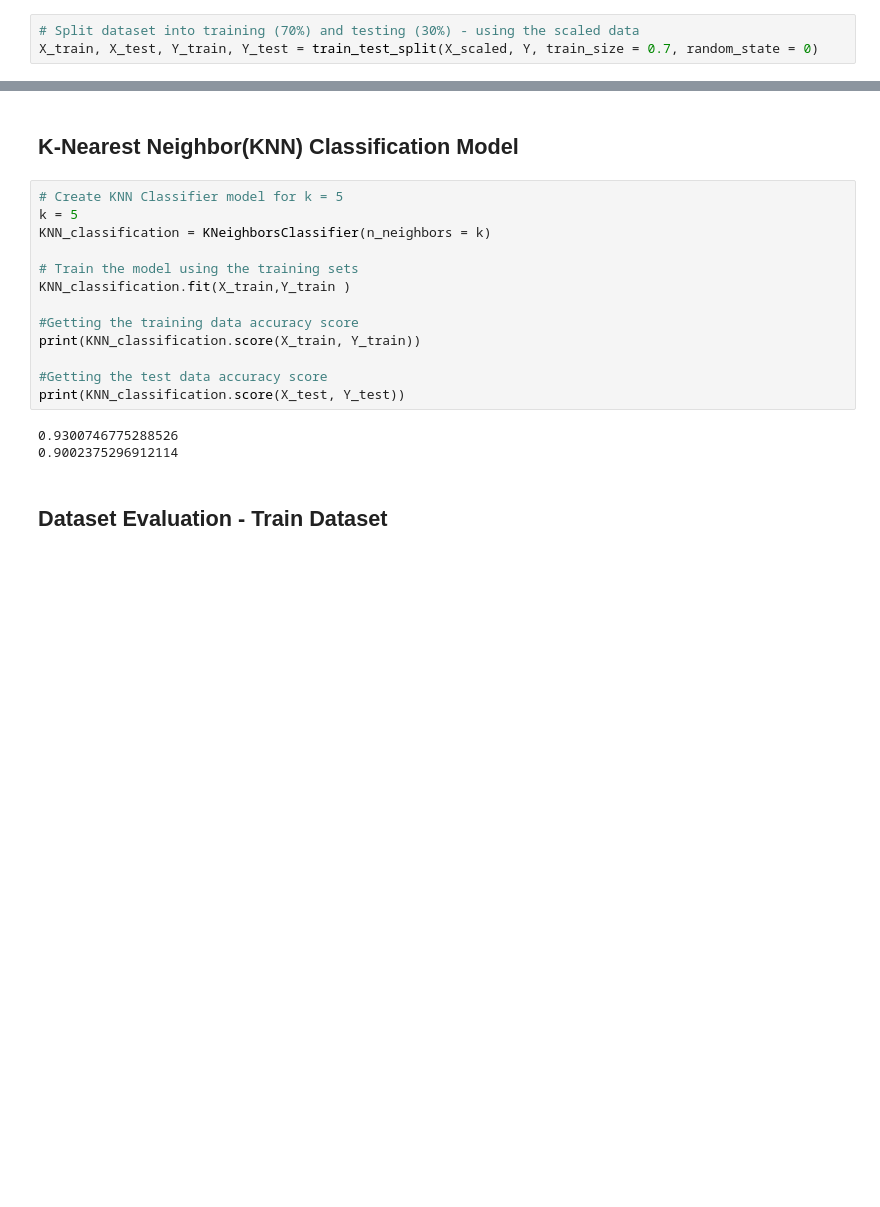
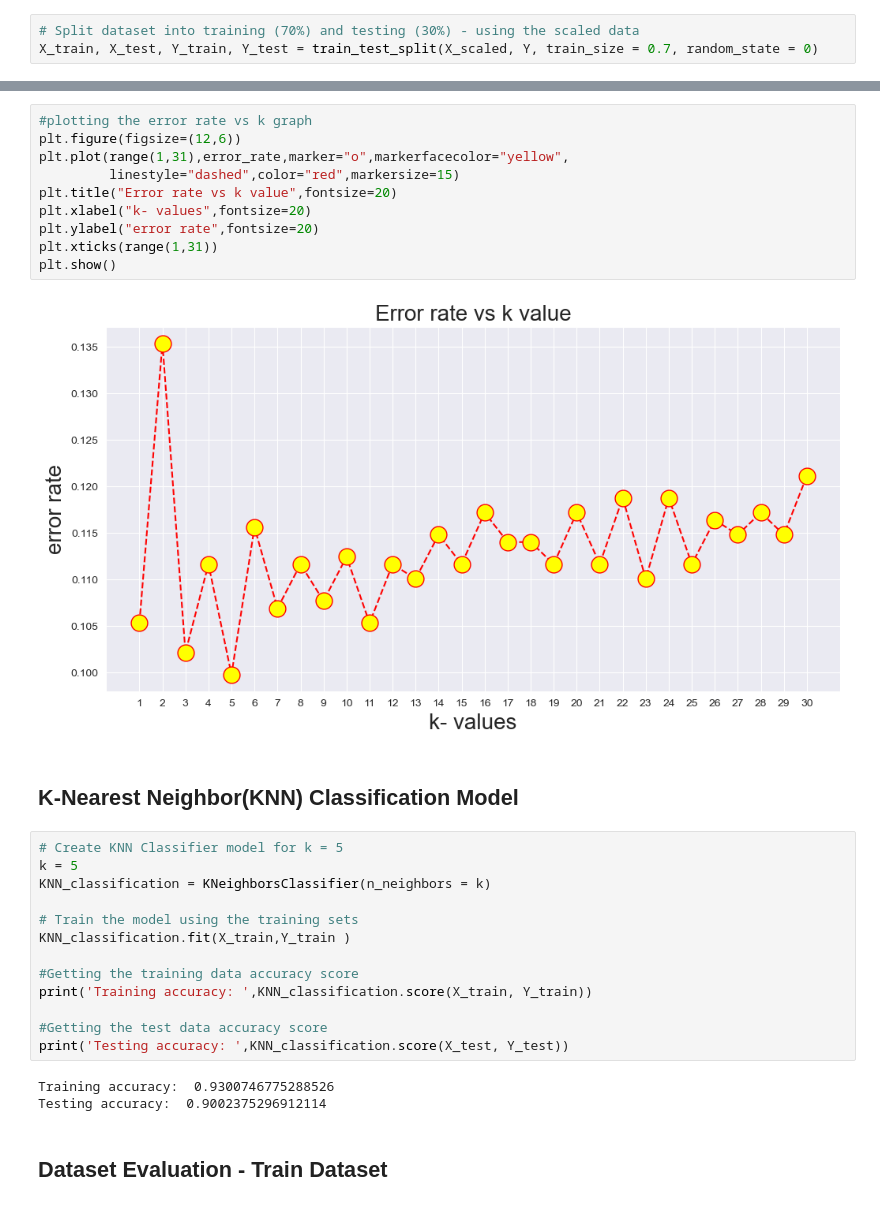
Before and after one commit to KoralegeiKavindya/EmailClassification_MachineLearning_CW, a Jupyter notebook: Coursework_KNN.ipynb, the cells around one changed output, grey strips where cells are left out. Saved outputs shown, nothing was run; the diff lists cells and outputs as text; blank space fills up the shorter version.

```diff
--- a/Coursework_KNN.ipynb
+++ b/Coursework_KNN.ipynb
@@ -165,3 +193,15 @@ X_train, X_test, Y_train, Y_test = train_test_split(X_scaled, Y, train_size = 0.
+# %%
+#plotting the error rate vs k graph
+plt.figure(figsize=(12,6))
+plt.plot(range(1,31),error_rate,marker="o",markerfacecolor="yellow",
+         linestyle="dashed",color="red",markersize=15)
+plt.title("Error rate vs k value",fontsize=20)
+plt.xlabel("k- values",fontsize=20)
+plt.ylabel("error rate",fontsize=20)
+plt.xticks(range(1,31))
+plt.show()
+# %% [output]
+[figure, added]
 # %% [markdown]
 ## K-Nearest Neighbor(KNN) Classification Model
 # %%
@@ -173,13 +213,13 @@ KNN_classification = KNeighborsClassifier(n_neighbors = k)
 KNN_classification.fit(X_train,Y_train )
 
 #Getting the training data accuracy score
-print(KNN_classification.score(X_train, Y_train))
+print('Training accuracy: ',KNN_classification.score(X_train, Y_train))
 
 #Getting the test data accuracy score
-print(KNN_classification.score(X_test, Y_test))
+print('Testing accuracy: ',KNN_classification.score(X_test, Y_test))
 # %% [output]
-0.9300746775288526
-0.9002375296912114
+Training accuracy:  0.9300746775288526
+Testing accuracy:  0.9002375296912114
 # %% [markdown]
 ## Dataset Evaluation - Train Dataset
 # %%
```
Also changed, not shown: parts of 8 cells of this notebook, 1 other file.
